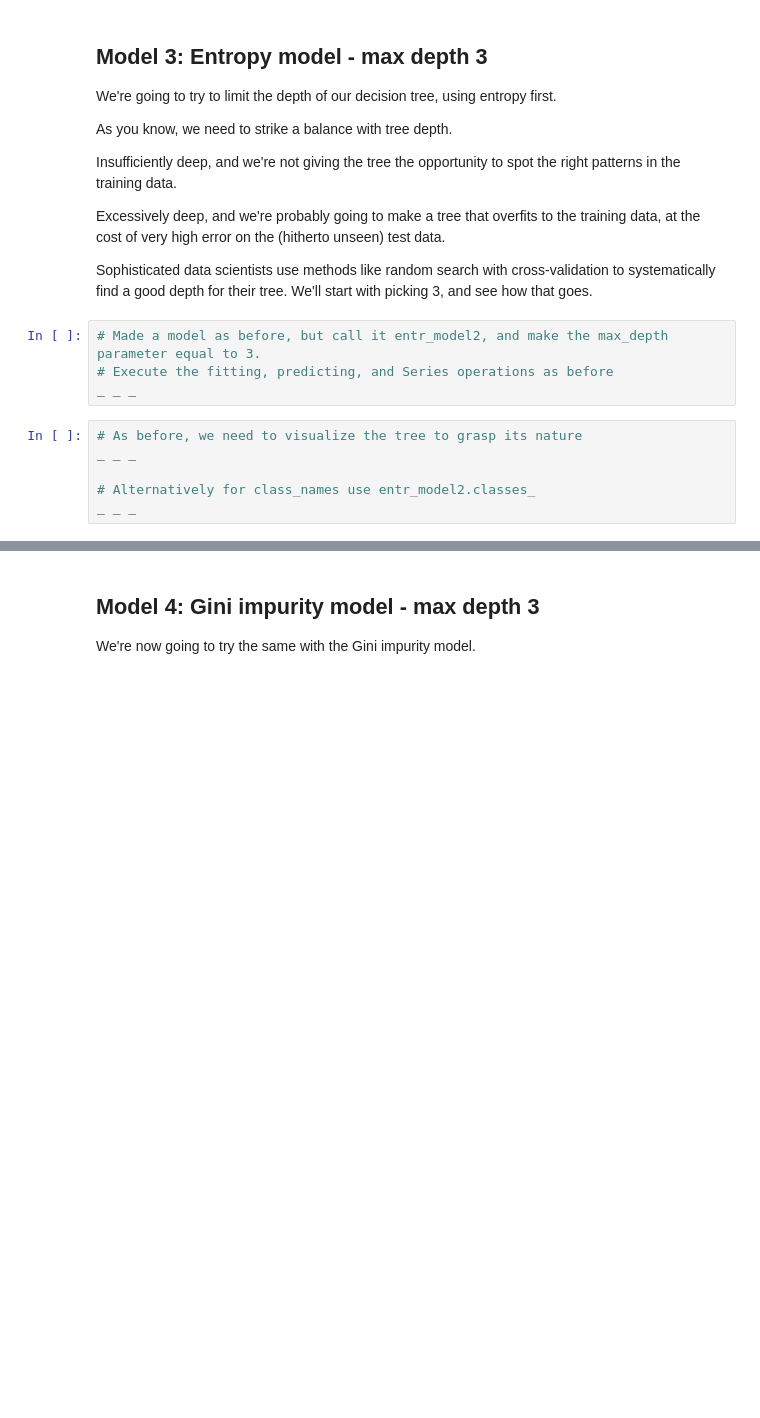
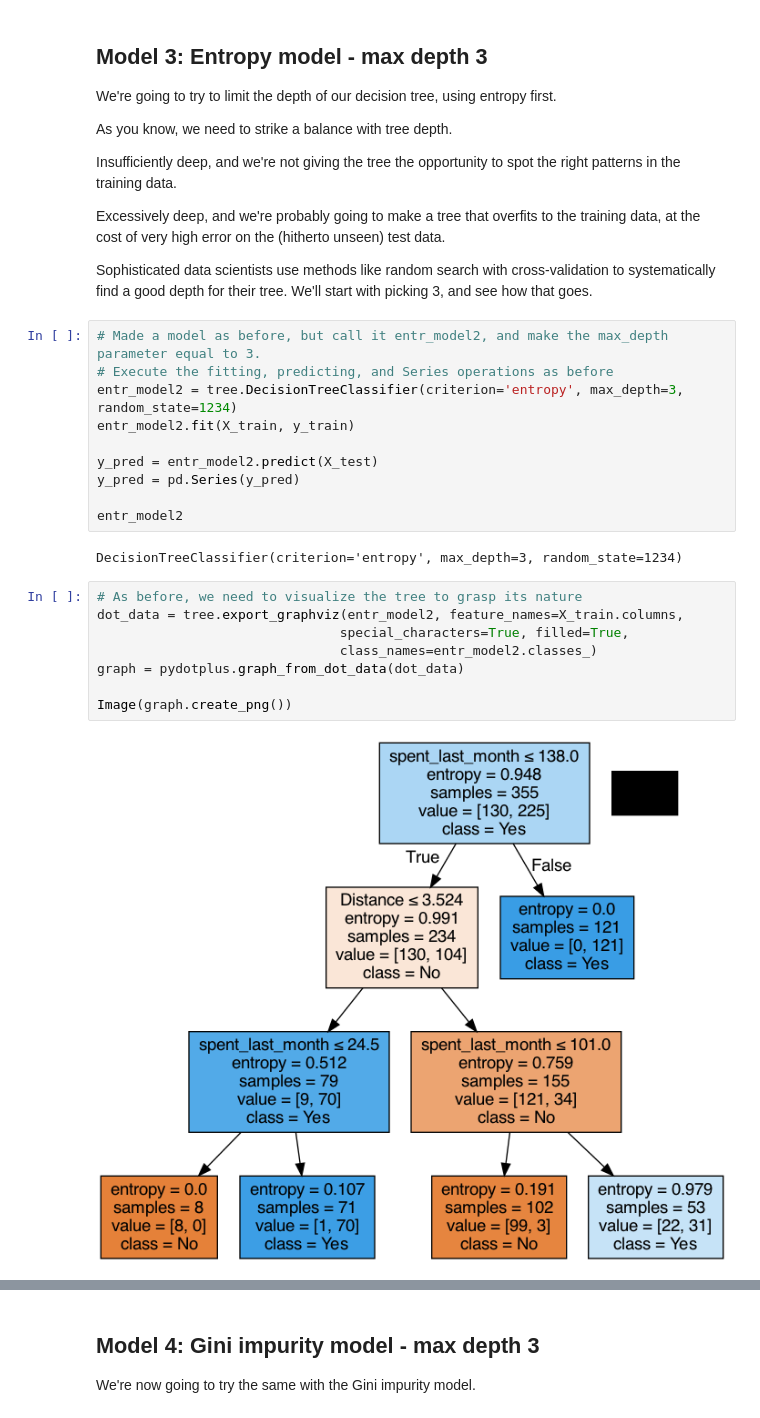
Before and after one commit to lila-b/springboard, a Jupyter notebook: Springboard_Decision_Tree_Specialty_Coffee_Case_Study_28012021_2_/Springboard Decision Tree Specialty Coffee Case Study - Tier 3.ipynb, the cells around one changed output, grey strips where cells are left out. Cells and saved outputs as stored; diff of their text form; blank space fills up the shorter version.

```diff
--- a/Springboard_Decision_Tree_Specialty_Coffee_Case_Study_28012021_2_/Springboard Decision Tree Specialty Coffee Case Study - Tier 3.ipynb
+++ b/Springboard_Decision_Tree_Specialty_Coffee_Case_Study_28012021_2_/Springboard Decision Tree Specialty Coffee Case Study - Tier 3.ipynb
@@ -429,13 +466,25 @@ Sophisticated data scientists use methods like random search with cross-validati
 # %%
 # Made a model as before, but call it entr_model2, and make the max_depth parameter equal to 3.
 # Execute the fitting, predicting, and Series operations as before
-_ _ _
+entr_model2 = tree.DecisionTreeClassifier(criterion='entropy', max_depth=3, random_state=1234)
+entr_model2.fit(X_train, y_train)
+
+y_pred = entr_model2.predict(X_test)
+y_pred = pd.Series(y_pred)
+
+entr_model2
+# %% [output]
+DecisionTreeClassifier(criterion='entropy', max_depth=3, random_state=1234)
 # %%
 # As before, we need to visualize the tree to grasp its nature
-_ _ _
+dot_data = tree.export_graphviz(entr_model2, feature_names=X_train.columns,
+                               special_characters=True, filled=True,
+                               class_names=entr_model2.classes_)
+graph = pydotplus.graph_from_dot_data(dot_data)
 
-# Alternatively for class_names use entr_model2.classes_
-_ _ _
+Image(graph.create_png())
+# %% [output]
+[figure, added]
 # %%
 # Run this block for model evaluation
 print("Model Entropy model max depth 3")
```
Also changed, not shown: parts of 40 cells of this notebook.
